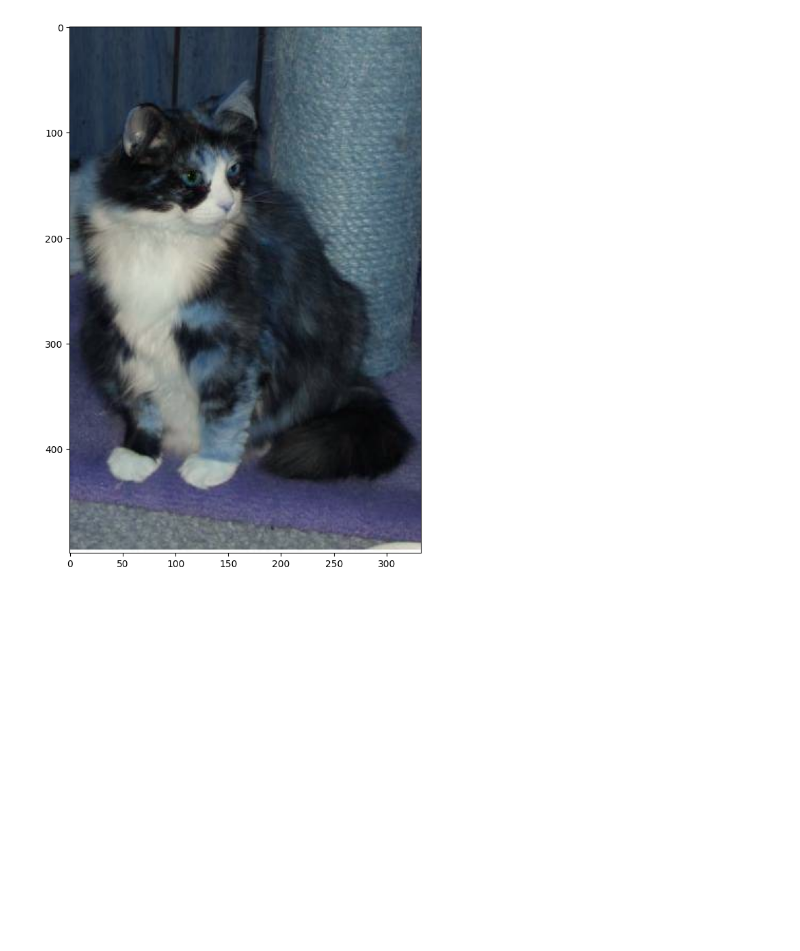
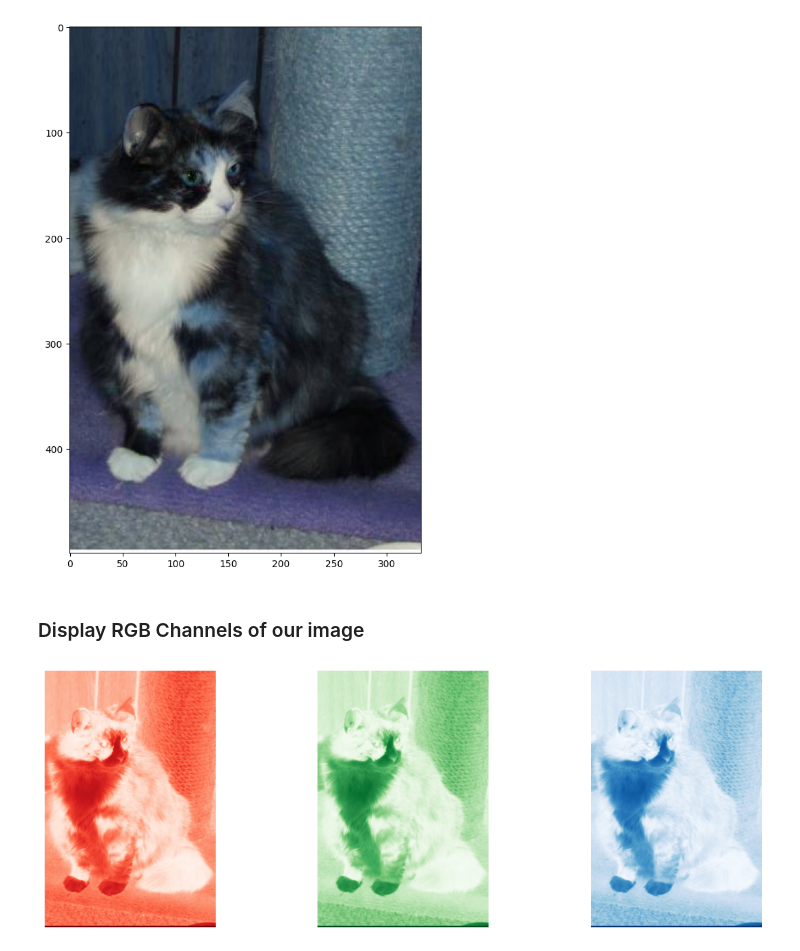
Before and after one commit to linlinhlaing/image-processing-practice, a Jupyter notebook: test.ipynb, the cells around one changed output. Drawn from its saved outputs; the diff is of its cells as text; code cells hidden in the pictures; blank space fills up the shorter version.

```diff
--- a/test.ipynb
+++ b/test.ipynb
@@ -16,10 +16,10 @@ catFiles[20]
 /Users/linlinhlaing/Downloads/download/AI/github codes/image-processing-practice
 '/Users/linlinhlaing/Downloads/download/AI/github codes/image-processing-practice/test_set/cats/cat.4751.jpg'
 # %%
-img_plt = plt.imread(catFiles[20])
+img_mpl = plt.imread(catFiles[20])
 img_cv2 = cv2.imread(catFiles[20])
-print(type(img_plt),type(img_cv2))
-print(img_plt.shape,img_cv2.shape)
+print(type(img_mpl),type(img_cv2))
+print(img_mpl.shape,img_cv2.shape)
 # %% [output]
 <class 'numpy.ndarray'> <class 'numpy.ndarray'>
 (499, 333, 3) (499, 333, 3)
@@ -44,3 +44,16 @@ plt.show()
 # plt.imshow(img_cv2)
 # %% [output]
 [figure]
+# %% [markdown]
+### Display RGB Channels of our image
+# %%
+fig,axs = plt.subplots(1,3,figsize=(15,5))
+axs[0].imshow(img_mpl[:,:,0],cmap= 'Reds')
+axs[1].imshow(img_mpl[:,:,1],cmap= 'Greens')
+axs[2].imshow(img_mpl[:,:,2],cmap = 'Blues')
+axs[0].axis('off')
+axs[1].axis('off')
+axs[2].axis('off')
+plt.show()
+# %% [output]
+[figure, added]
```
Also changed, not shown: parts of 2 cells of this notebook.
